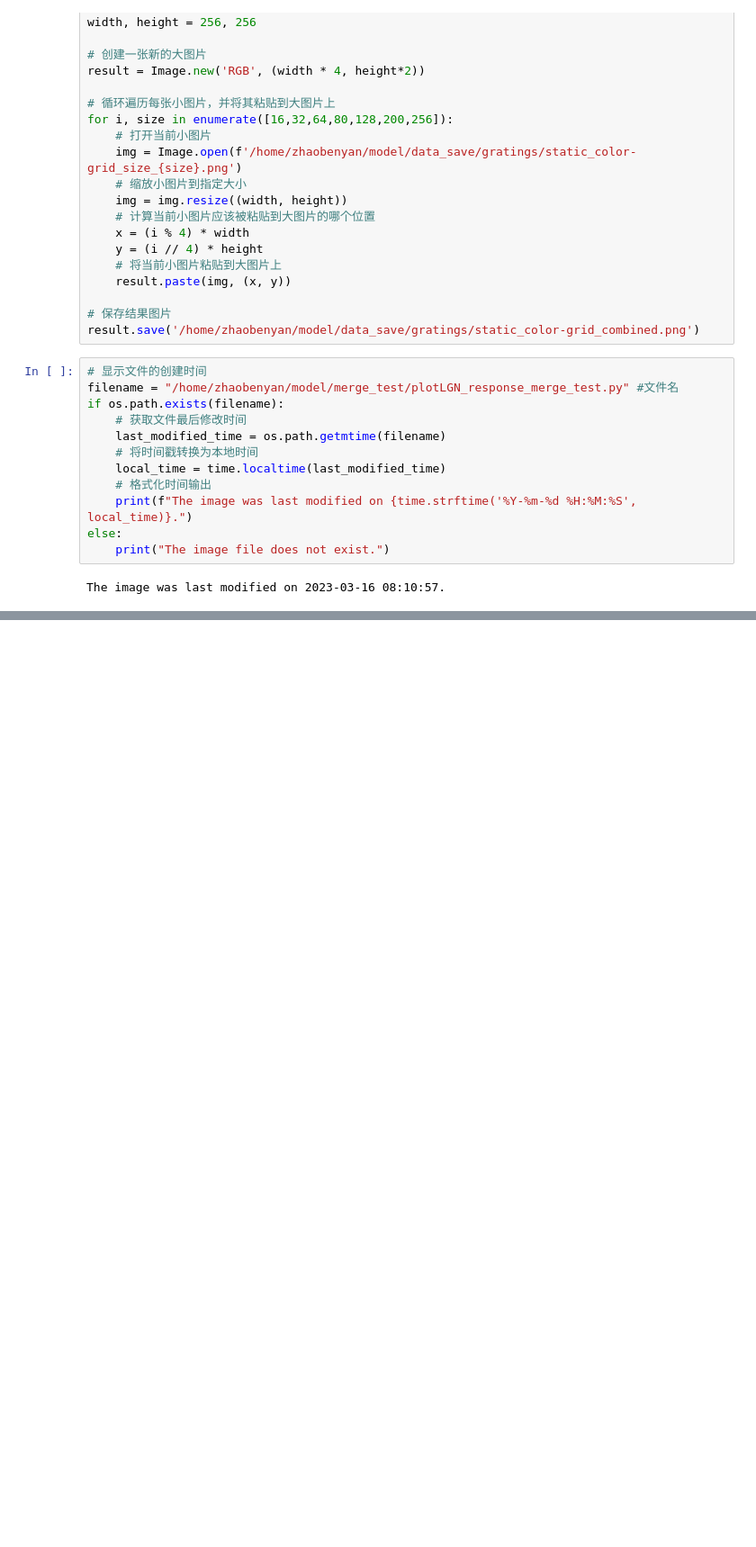
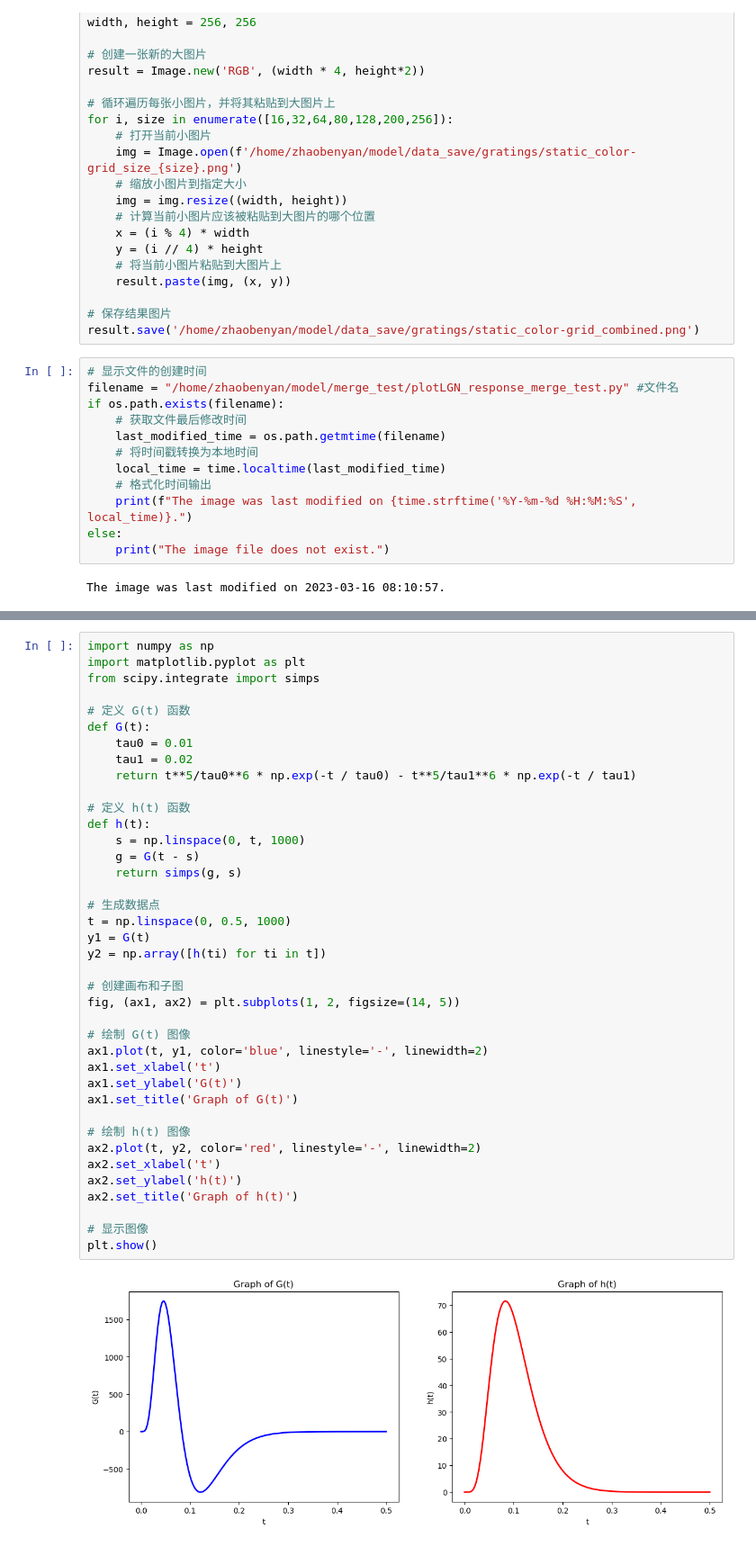
Before and after one commit to zhaobenyan51129/Robustness, a Jupyter notebook: lgn_field/pixel_time.ipynb, the cells around one changed output, grey strips where cells are left out. Shown at 90% size. Cells and saved outputs as stored; diff of their text form; blank space fills up the shorter version.

```diff
--- a/lgn_field/pixel_time.ipynb
+++ b/lgn_field/pixel_time.ipynb
@@ -749,0 +851,41 @@ The image was last modified on 2023-03-16 08:10:57.
+# %%
+import numpy as np
+import matplotlib.pyplot as plt
+from scipy.integrate import simps
+
+# 定义 G(t) 函数
+def G(t):
+    tau0 = 0.01
+    tau1 = 0.02
+    return t**5/tau0**6 * np.exp(-t / tau0) - t**5/tau1**6 * np.exp(-t / tau1)
+
+# 定义 h(t) 函数
+def h(t):
+    s = np.linspace(0, t, 1000)
+    g = G(t - s)
+    return simps(g, s)
+
+# 生成数据点
+t = np.linspace(0, 0.5, 1000)
+y1 = G(t)
+y2 = np.array([h(ti) for ti in t])
+
+# 创建画布和子图
+fig, (ax1, ax2) = plt.subplots(1, 2, figsize=(14, 5))
+
+# 绘制 G(t) 图像
+ax1.plot(t, y1, color='blue', linestyle='-', linewidth=2)
+ax1.set_xlabel('t')
+ax1.set_ylabel('G(t)')
+ax1.set_title('Graph of G(t)')
+
+# 绘制 h(t) 图像
+ax2.plot(t, y2, color='red', linestyle='-', linewidth=2)
+ax2.set_xlabel('t')
+ax2.set_ylabel('h(t)')
+ax2.set_title('Graph of h(t)')
+
+# 显示图像
+plt.show()
+# %% [output]
+[figure, added]
```
Also changed, not shown: parts of 2 cells of this notebook, 2 other files.
